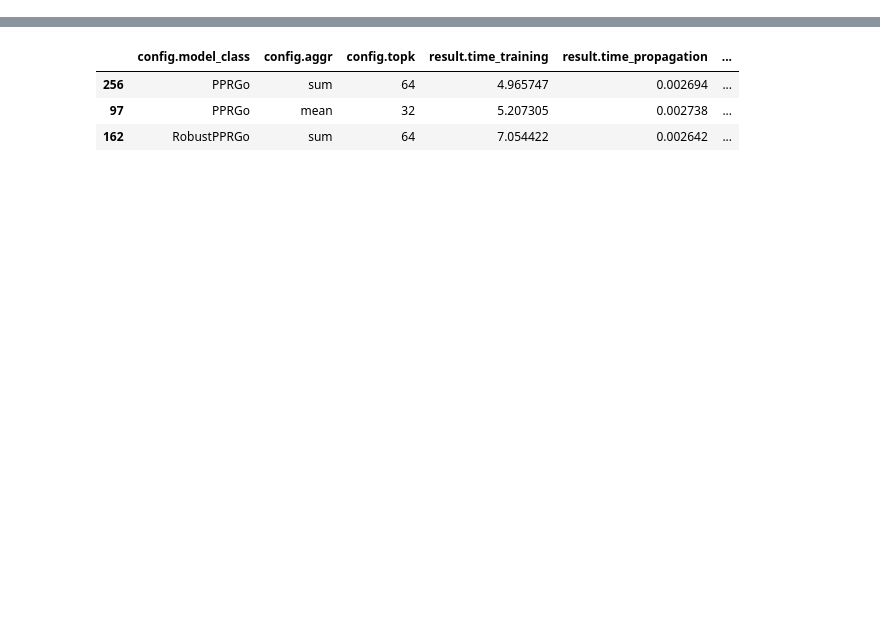
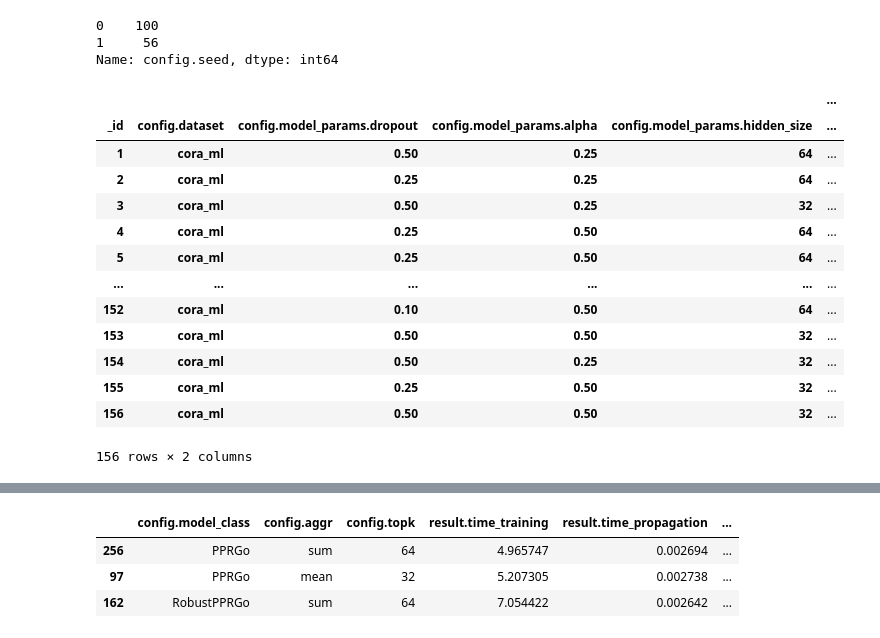
Before and after one commit to TobiasSchmidtDE/pprgo_pytorch, a Jupyter notebook: rerun_seml_exp.ipynb, the cells around one changed output, grey strips where cells are left out. Cells and saved outputs as stored; diff of their text form; code cells hidden in the pictures; blank space fills up the shorter version.

```diff
--- a/rerun_seml_exp.ipynb
+++ b/rerun_seml_exp.ipynb
@@ -37 +67,27 @@ robust_pprgo_results = seml_results[seml_results["config.model_class"] == "Robus
+# %%
+cora_results["config.seed"].value_counts()
+# %% [output]
+0    100
+1     56
+Name: config.seed, dtype: int64
+# %%
+hpt_columns = relevant_columns.copy()
+hpt_columns.remove("config.seed")
+hpt_columns.remove("result.accuracy")
+cora_results[relevant_columns].groupby(hpt_columns).mean()
+# %% [output]
+|  |  |  |  |  | ... |
+| _id | config.dataset | config.model_params.dropout | config.model_params.alpha | config.model_params.hidden_size | ... |
+| 1 | cora_ml | 0.50 | 0.25 | 64 | ... |
+| 2 | cora_ml | 0.25 | 0.25 | 64 | ... |
+| 3 | cora_ml | 0.50 | 0.25 | 32 | ... |
+| 4 | cora_ml | 0.25 | 0.50 | 64 | ... |
+| 5 | cora_ml | 0.25 | 0.50 | 64 | ... |
+| ... | ... | ... | ... | ... | ... |
+| 152 | cora_ml | 0.10 | 0.50 | 64 | ... |
+| 153 | cora_ml | 0.50 | 0.50 | 32 | ... |
+| 154 | cora_ml | 0.50 | 0.25 | 32 | ... |
+| 155 | cora_ml | 0.25 | 0.50 | 32 | ... |
+| 156 | cora_ml | 0.50 | 0.50 | 32 | ... |
+156 rows × 2 columns
 # %%
```
Also changed, not shown: parts of 15 cells of this notebook, 3 other files.
